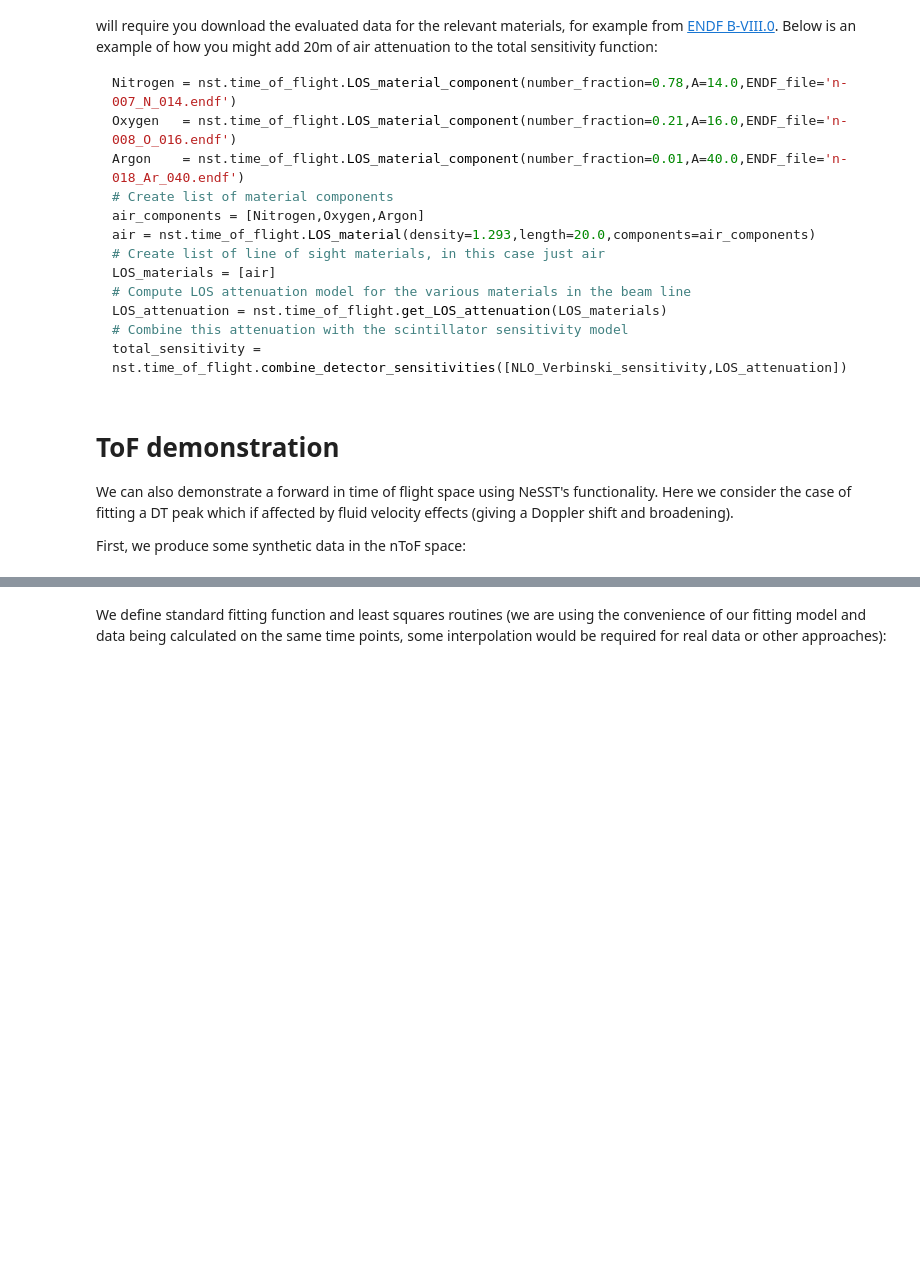
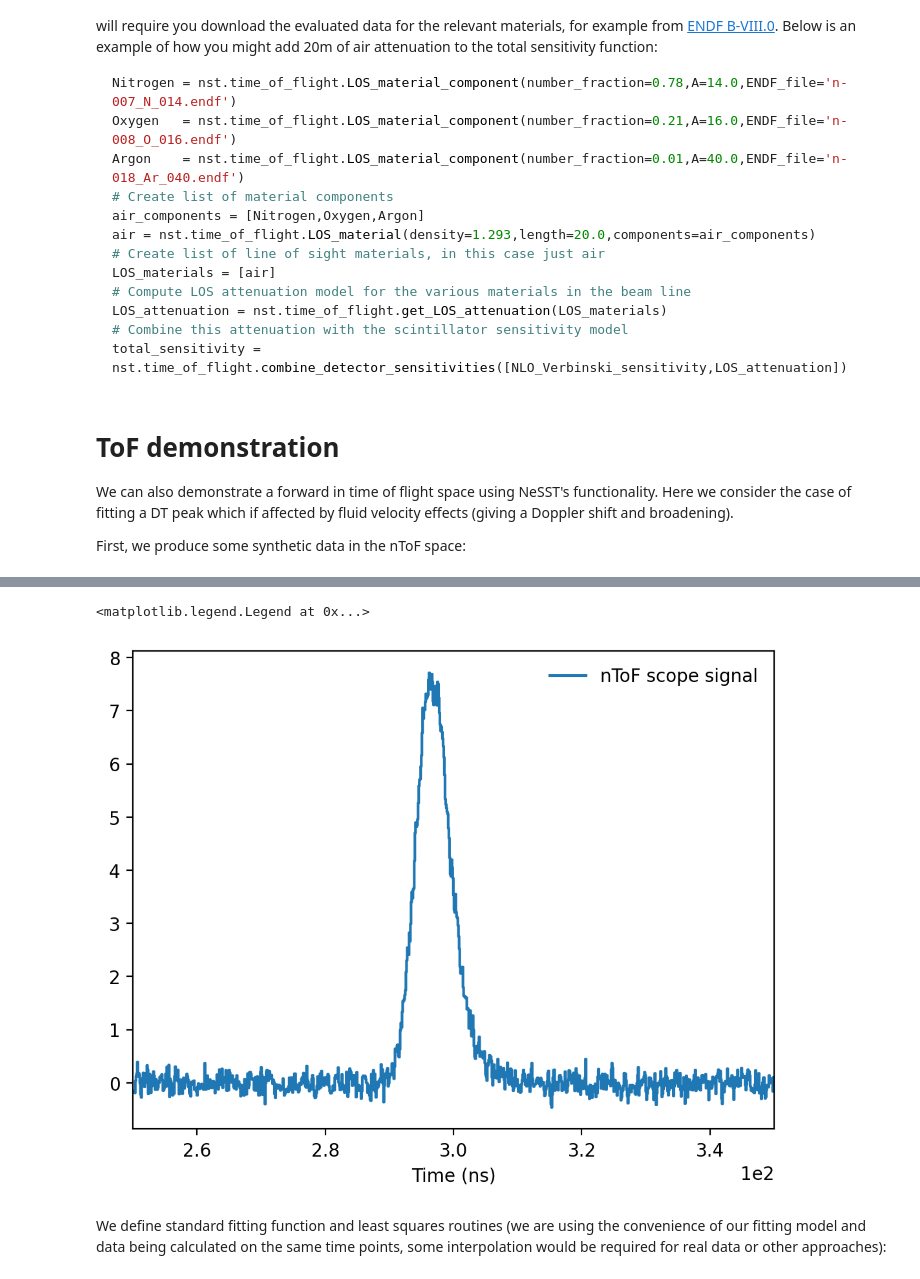
Before and after one commit to aidancrilly/NeSST, a Jupyter notebook: example/NeSST Guide.ipynb, the cells around one changed output, grey strips where cells are left out. Saved outputs shown, nothing was run; the diff lists cells and outputs as text; code cells hidden in the pictures; blank space fills up the shorter version.

```diff
--- a/example/NeSST Guide.ipynb
+++ b/example/NeSST Guide.ipynb
@@ -628,3 +624,24 @@ plt.legend(frameon=False)
+# %%
+ScopeModel = nst.time_of_flight.Scope(sampling_frequency = 10e9,bit_size = 12)
+NoiseModel = nst.time_of_flight.Noise(det_solid_angle = 1e-6,det_efficiency = 1e-2)
+
+noised_signal = NoiseModel(t_det,signal,Y=1e13,SNR=1.0)
+t_scope,signal_scope = ScopeModel(t_det,noised_signal)
+
+# Calibration
+C = 0.42e-2
+signal_scope *= C
+
+plt.figure(dpi=200)
+
+plt.plot(t_scope/1e-9,signal_scope,label='nToF scope signal')
+
+plt.xlim(250,350)
+plt.xlabel("Time (ns)")
+plt.legend(frameon=False)
+# %% [output]
+<matplotlib.legend.Legend at 0x...>
+[figure, added]
 # %% [markdown]
 We define standard fitting function and least squares routines (we are using the convenience of our fitting model and data being calculated on the same time points, some interpolation would be required for real data or other approaches):
 # %%
```
Also changed, not shown: parts of 11 cells of this notebook, 1 other file.
